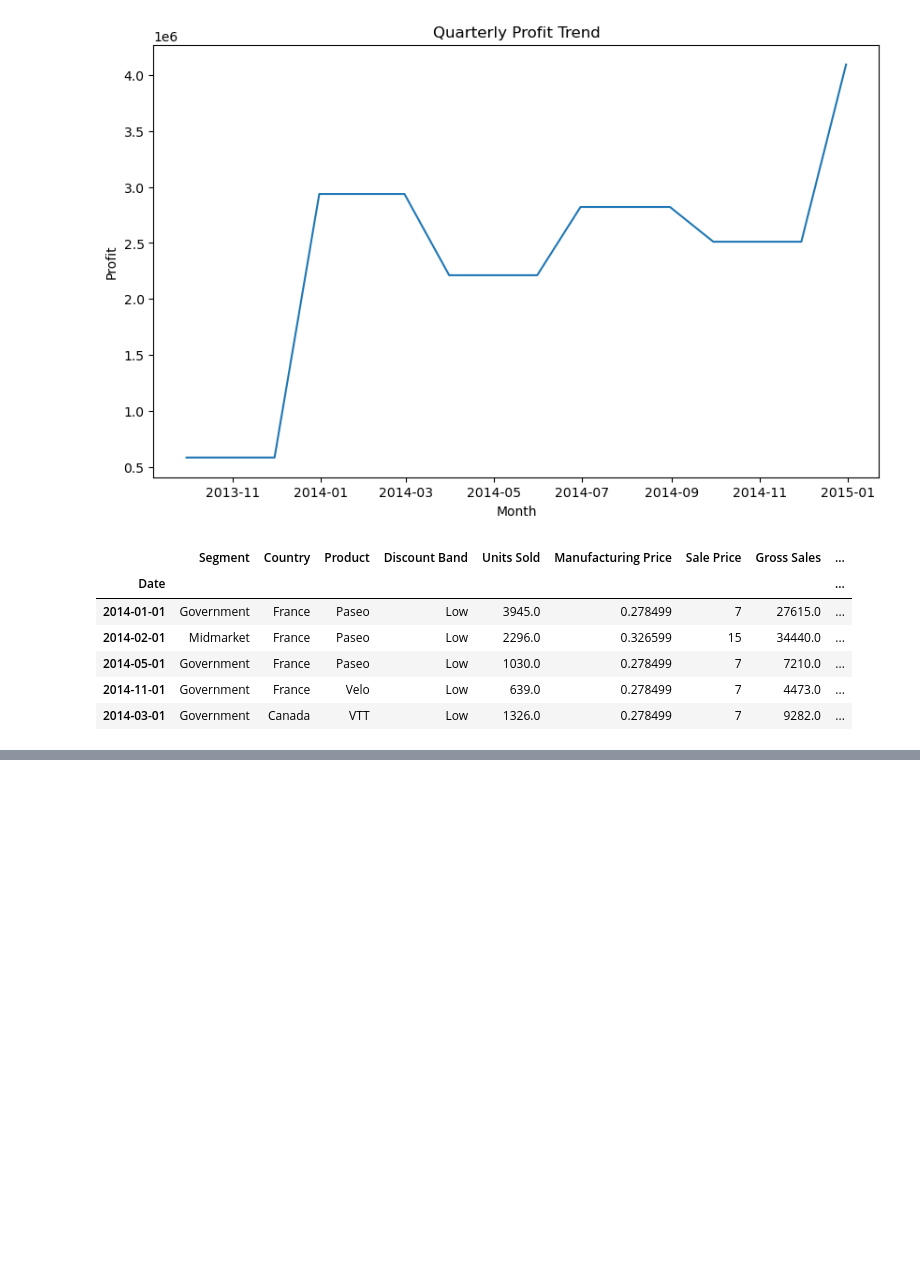
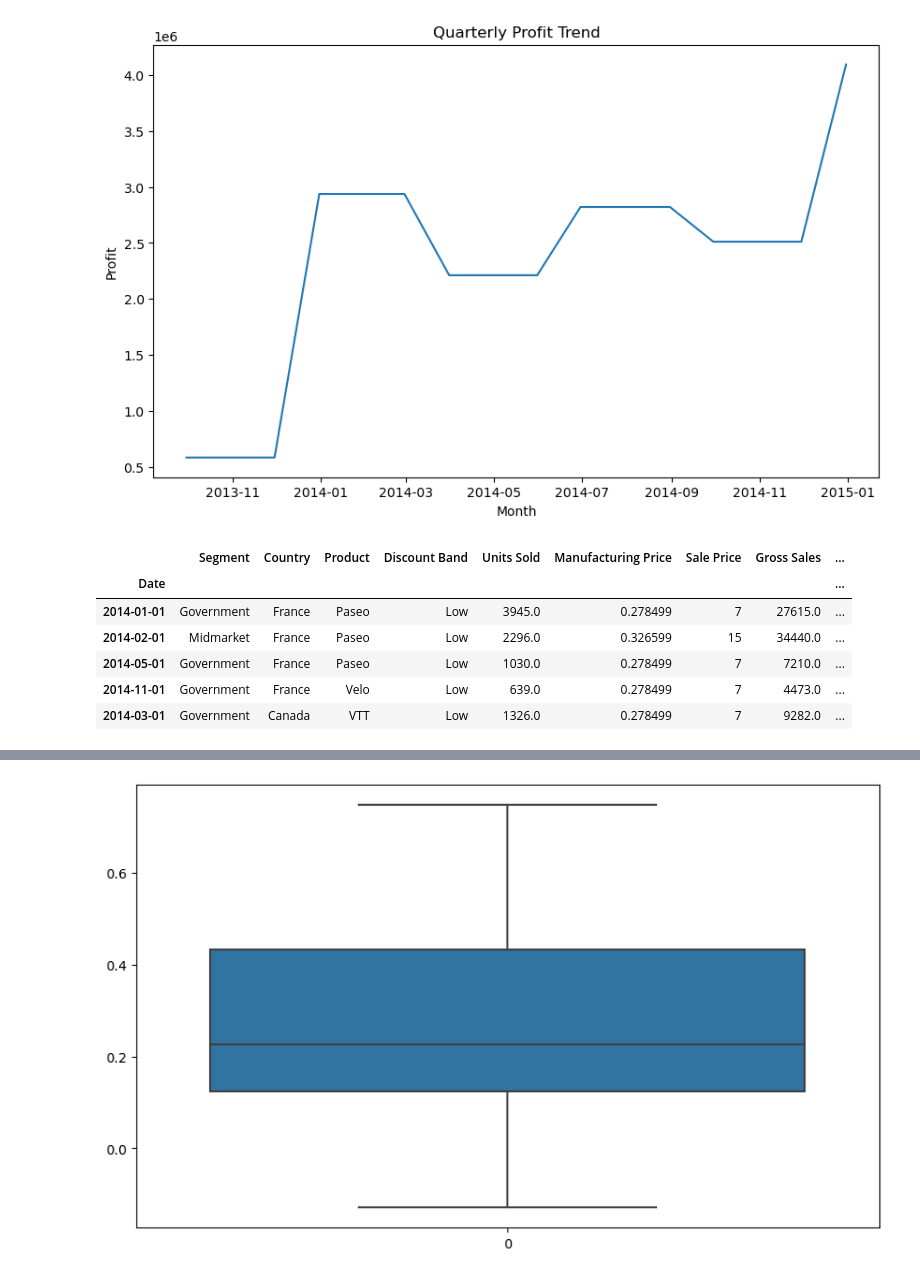
Before and after one commit to hibahdesu/Data-Analysis, a Jupyter notebook: one/Analysis for Sales.ipynb, the cells around one changed output, grey strips where cells are left out. Drawn from its saved outputs; the diff is of its cells as text; code cells hidden in the pictures; blank space fills up the shorter version.

```diff
--- a/one/Analysis for Sales.ipynb
+++ b/one/Analysis for Sales.ipynb
@@ -923,0 +934,7 @@ df.head()
+# %%
+#Checking for outliers in Manufacturing Price
+sns.boxplot(df['Manufacturing Price'])
+plt.show()
+#As we can see, there is no outliers in Manufacturing Price
+# %% [output]
+[figure, added]
```
Also changed, not shown: parts of 7 cells of this notebook.
